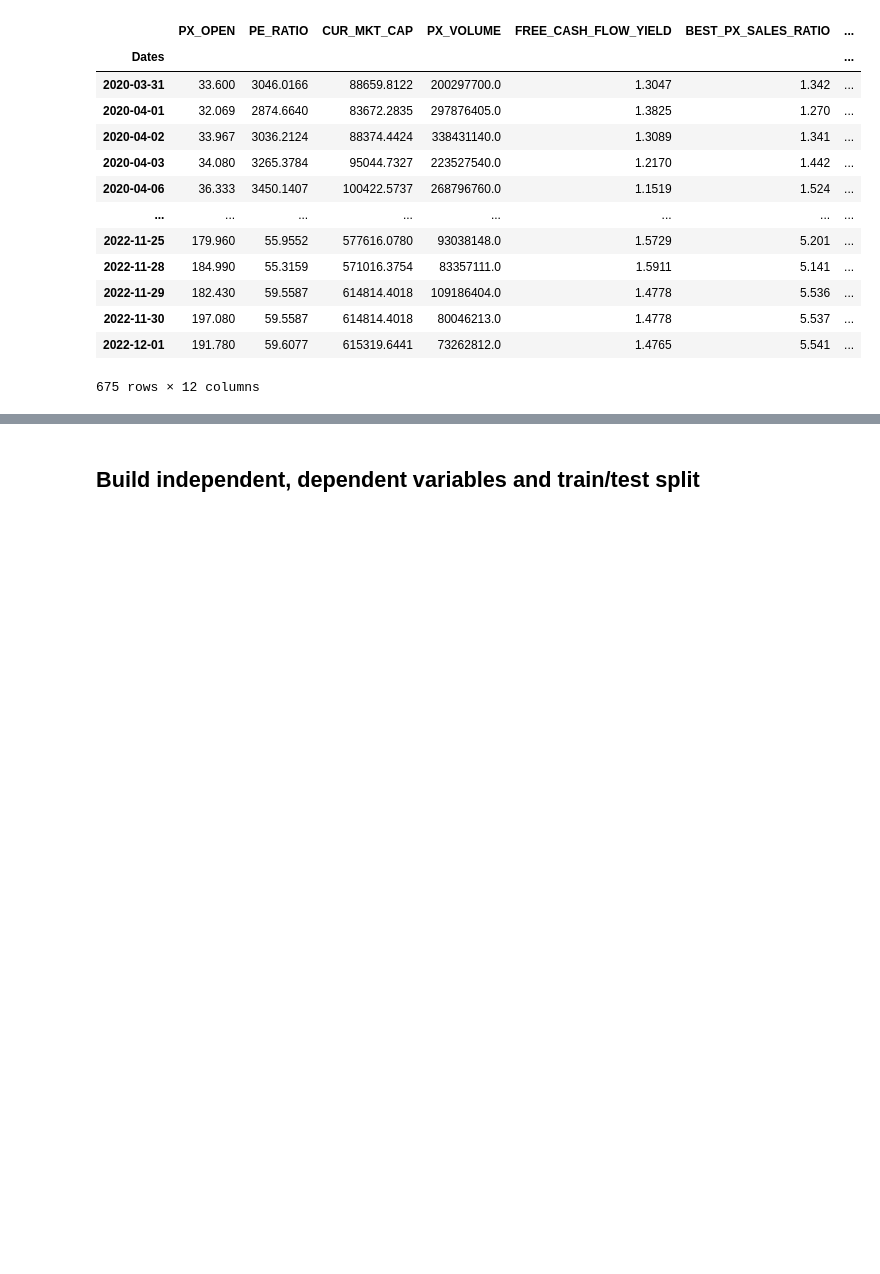
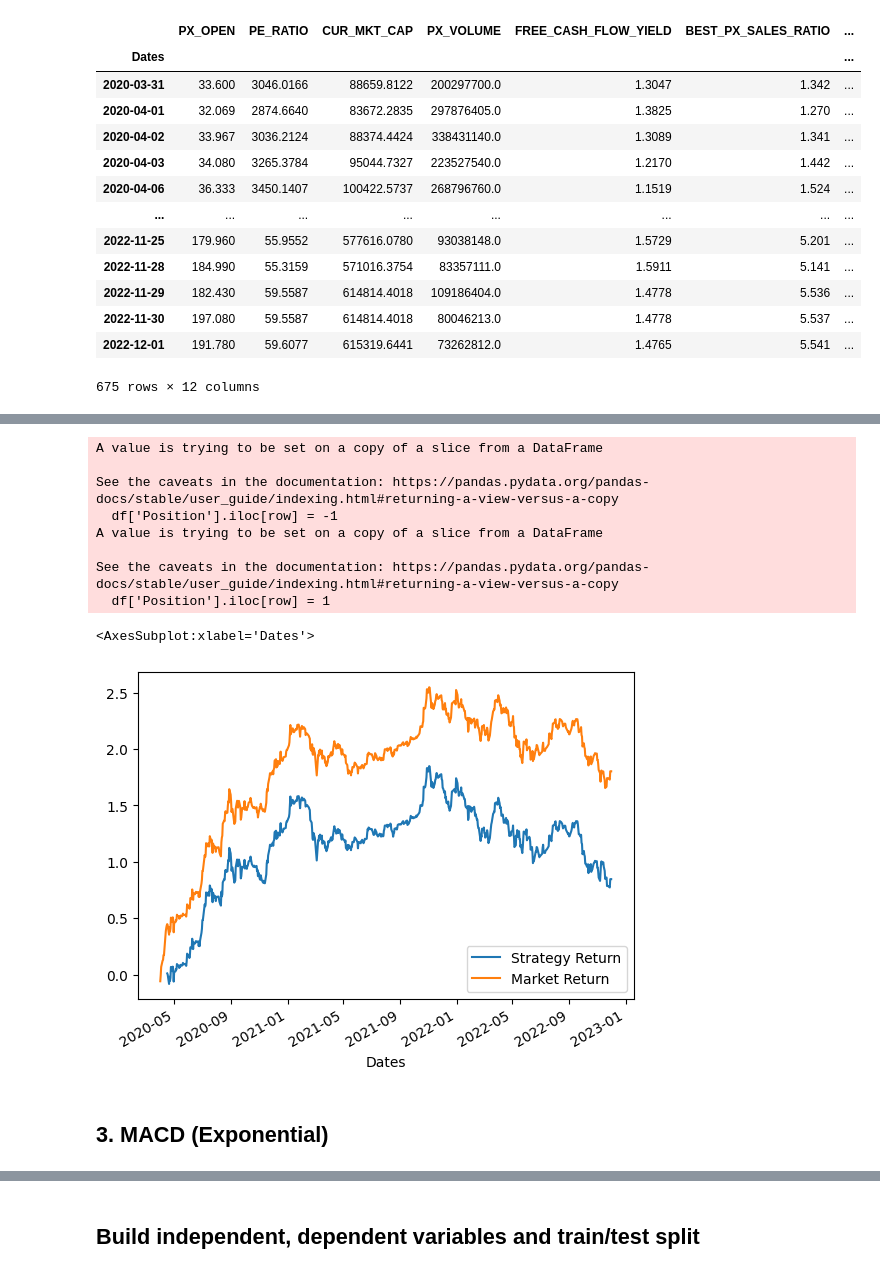
Before and after one commit to rohan-r-kulkarni/bigtech_analysis, a Jupyter notebook: bigtech_rf.ipynb, the cells around one changed output, grey strips where cells are left out. Saved outputs shown, nothing was run; the diff lists cells and outputs as text; code cells hidden in the pictures; blank space fills up the shorter version.

```diff
--- a/bigtech_rf.ipynb
+++ b/bigtech_rf.ipynb
@@ -246,0 +334,34 @@ array([[            nan],
+# %%
+#Create an "empty" column as placeholder for our /position signals
+df['Position'] = None
+#Fill our newly created position column - set to sell (-1) when the price hits the upper band, and set to buy (1) when it hits the lower band
+for row in range(1,len(df)):
+
+    if (df['PX_OFFICIAL_CLOSE'].iloc[row-1] < df['Bollinger High'].iloc[row-1]):
+        df['Position'].iloc[row] = -1
+
+    if (df['PX_OFFICIAL_CLOSE'].iloc[row-1] > df['Bollinger Low'].iloc[row-1]):
+        df['Position'].iloc[row] = 1
+
+
+#Forward fill our position column to replace the "None" values with the correct long/short positions to represent the "holding" of our position
+#forward through time
+df['Position'].fillna(method='ffill',inplace=True)
+#Calculate the daily market return and multiply that by the position to determine strategy returns
+df['Market Return'] = np.log(df['PX_OFFICIAL_CLOSE'] / df['PX_OFFICIAL_CLOSE'].shift(1))
+df['Strategy Return'] = df['Market Return'] * df['Position'].shift(1)
+#Plot the strategy returns
+df[['Strategy Return','Market Return']].cumsum().plot()
+# %% [output]
+A value is trying to be set on a copy of a slice from a DataFrame
+
+See the caveats in the documentation: https://pandas.pydata.org/pandas-docs/stable/user_guide/indexing.html#returning-a-view-versus-a-copy
+  df['Position'].iloc[row] = -1
+A value is trying to be set on a copy of a slice from a DataFrame
+
+See the caveats in the documentation: https://pandas.pydata.org/pandas-docs/stable/user_guide/indexing.html#returning-a-view-versus-a-copy
+  df['Position'].iloc[row] = 1
+<AxesSubplot:xlabel='Dates'>
+[figure, added]
+# %% [markdown]
+<h2>3. MACD (Exponential) </h2>
```
Also changed, not shown: parts of 33 cells of this notebook, 1 other file.
